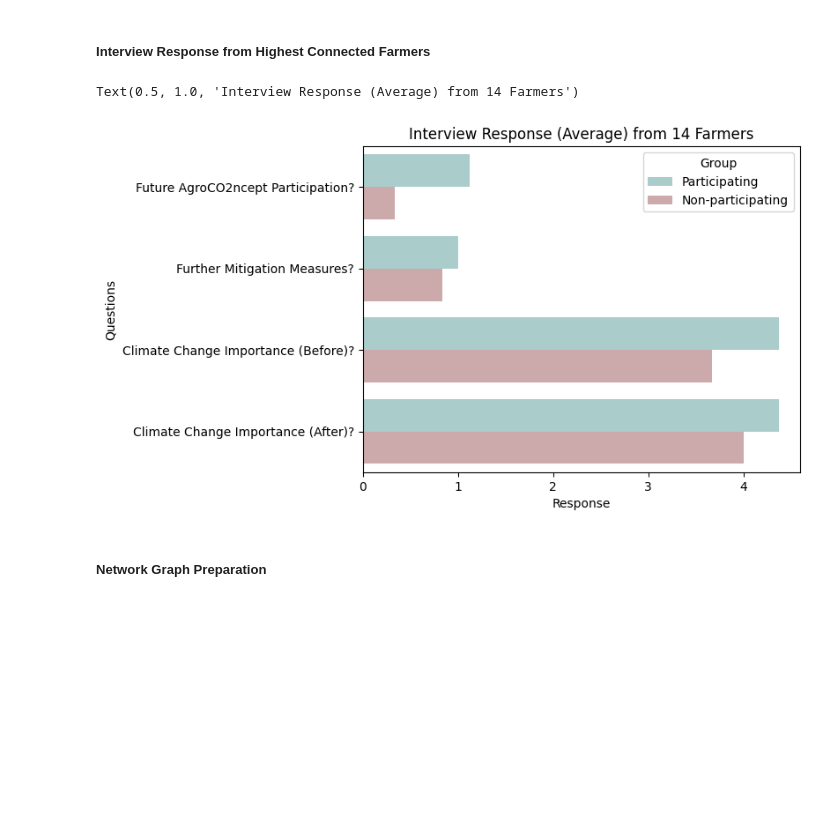
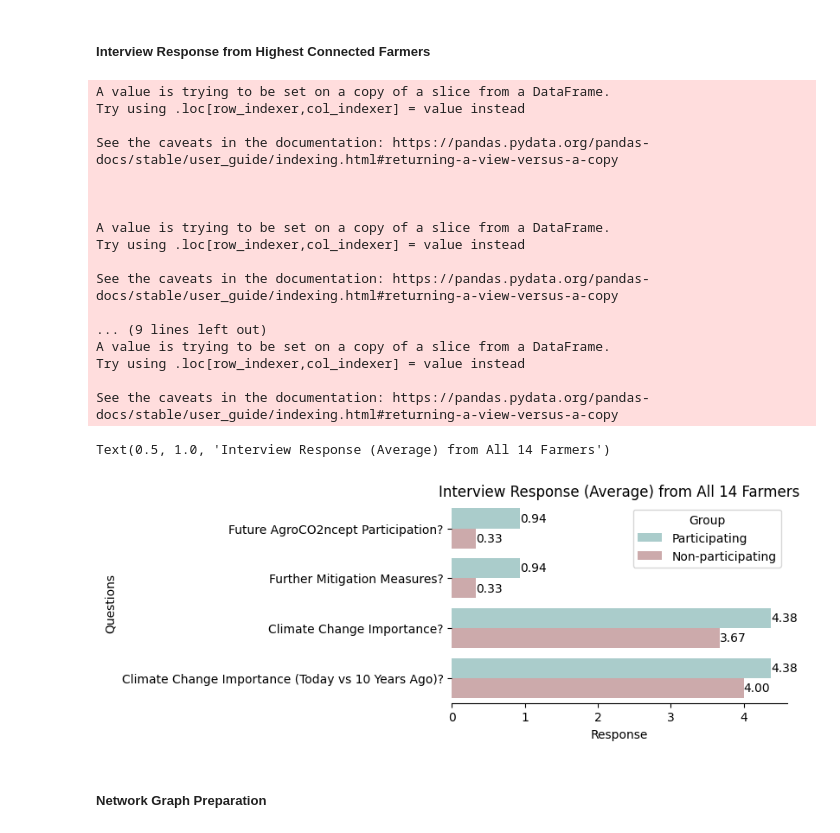
Before and after one commit to liugrac/climate_change_responses, a Jupyter notebook: Farmers Social Network.ipynb, the cells around one changed output. Saved outputs shown, nothing was run; the diff lists cells and outputs as text; code cells hidden in the pictures; blank space fills up the shorter version.

```diff
--- a/Farmers Social Network.ipynb
+++ b/Farmers Social Network.ipynb
@@ -93,11 +95,13 @@ def int_data_cleaning(df, group):
     df.columns = df.columns.str.replace(r'_nonpart', '')
     df.columns = df.columns.str.replace(r'consider_', '')
     df.columns = df.columns.str.replace(r'_again', '')
+    df['part'] = np.where(df['part'] == 2, 0.5, df['part'])
+    df['furt_reduc'] = np.where(df['furt_reduc'] == 2, 0.5, df['part'])
     df1 = df[['part','furt_reduc','CC_import','CC_import_change']].rename(
         columns = {'part':'Future AgroCO2ncept Participation?',
         'furt_reduc':'Further Mitigation Measures?',
-        'CC_import':'Climate Change Importance (Before)?',
-        'CC_import_change':'Climate Change Importance (After)?'})
+        'CC_import':'Climate Change Importance?',
+        'CC_import_change':'Climate Change Importance (Today vs 10 Years Ago)?'})
     df2 = df1.mean()
     df2 = pd.DataFrame(df2).reset_index().rename(
         columns = {'index':'Questions', 0: 'Response'})
@@ -109,8 +113,13 @@ all_non_int_stats_df = int_data_cleaning(att_non_int_df,'Non-participating')
 
 all_int_response = pd.concat([all_part_int_stats_df, all_non_int_stats_df])
 
+fig, ax = plt.subplots(figsize=(5, 3))
+
 part_colors = ['#a4d2d0','#d2a4a6']
-sns.set_palette(sns.color_palette(part_colors))
-sns.barplot(data=all_int_response, x="Response", y="Questions", hue="Group"
-).set_title(f'Interview Response (Average) from {len(att_part_int_df) + len(att_non_int_df)} Farmers')
+ax = sns.set_palette(sns.color_palette(part_colors))
+ax = sns.barplot(data=all_int_response, x="Response", y="Questions", hue="Group")
+for container in ax.containers:
+    ax.bar_label(container, fmt='%.2f')
+sns.despine(bottom = False, left = True)
+ax.set_title(f'Interview Response (Average) from All {len(att_part_int_df) + len(att_non_int_df)} Farmers')
 # %% [output]
@@ -141,18 +150,19 @@ part_others_G = nx.from_pandas_edgelist(part_others_df, 'sender_id', 'receiver_i
 non_part_G = nx.from_pandas_edgelist(non_part_df, 'sender_id', 'receiver_id', edge_attr=['frequency','trust'])
 non_all_G = nx.from_pandas_edgelist(non_all_df, 'sender_id', 'receiver_id', edge_attr=['frequency','trust'])
 
-def stats(networkx_G):
+def stats(networkx_G, name):
     bc = nx.betweenness_centrality(networkx_G)
     cc = nx.closeness_centrality(networkx_G)
     dc = nx.degree_centrality(networkx_G)
     df1 = pd.DataFrame([bc, cc, dc], index = ['Betweenness','Closeness','Degree']).transpose()
     df2 = df1.sort_values(by=["Degree","Closeness","Betweenness"],ascending=[False,False,False])
+    df2.index.names = [name]
     return df2
 
-part_part_stats = stats(part_part_G)
-part_others_stats = stats(part_others_G)
-non_part_stats = stats(non_part_G)
-non_all_stats = stats(non_all_G)
+part_part_stats = stats(part_part_G, 'All Part Farmers')
+part_others_stats = stats(part_others_G, 'Part Farmers with Others')
+non_part_stats = stats(non_part_G,'Non-part with Part Farmers')
+non_all_stats = stats(non_all_G,'Non-part with All')
 
 n = 8
 print(f"Top {n} Highest Connectivity amongst Participating Farmers:", part_part_stats[:n].index.to_list())
@@ -169,24 +205,45 @@ Top 8 Highest Connectivity Non-participating Farmers with All: [79, 76, 78, 60,
 # %%
 # Interview response from these top connected farmers
 
 # Part farmers
-top_att_part_int_df = att_part_int_df[att_part_int_df['ego_id'].isin(part_part_stats[:n].index)]
+top_att_part_int_df = att_part_int_df.loc[att_part_int_df['ego_id'].isin(part_part_stats[:n].index),:]
 
 # Non-part farmers
-top_att_non_int_df = att_non_int_df[att_non_int_df['ego_id'].isin(non_part_stats[:n].index)]
+top_att_non_int_df = att_non_int_df.loc[att_non_int_df['ego_id'].isin(non_part_stats[:n].index),:]
 
 top_part_int_df = int_data_cleaning(top_att_part_int_df, 'Participating')
 top_non_int_df = int_data_cleaning(top_att_non_int_df,'Non-participating')
 
 top_int_response = pd.concat([top_part_int_df, top_non_int_df])
 
+fig, ax = plt.subplots(figsize=(5, 3))
 part_colors = ['#a4d2d0','#d2a4a6']
-sns.set_palette(sns.color_palette(part_colors))
-sns.barplot(data=top_int_response, x="Response", y="Questions", hue="Group"
-).set_title(f'Interview Response (Average) from {len(top_att_part_int_df) + len(top_att_non_int_df)} Farmers')
+ax = sns.set_palette(sns.color_palette(part_colors))
+ax = sns.barplot(data=top_int_response, x="Response", y="Questions", hue="Group")
+for container in ax.containers:
+    ax.bar_label(container, fmt='%.2f')
+sns.despine(bottom = False, left = True)
+ax.set_title(f'Interview Response (Average) from All {len(top_att_part_int_df) + len(top_att_non_int_df)} Farmers')
 # %% [output]
-Text(0.5, 1.0, 'Interview Response (Average) from 14 Farmers')
+A value is trying to be set on a copy of a slice from a DataFrame.
+Try using .loc[row_indexer,col_indexer] = value instead
+
+See the caveats in the documentation: https://pandas.pydata.org/pandas-docs/stable/user_guide/indexing.html#returning-a-view-versus-a-copy
+
+
+
+A value is trying to be set on a copy of a slice from a DataFrame.
+Try using .loc[row_indexer,col_indexer] = value instead
+
+See the caveats in the documentation: https://pandas.pydata.org/pandas-docs/stable/user_guide/indexing.html#returning-a-view-versus-a-copy
+
+... (9 lines left out)
+A value is trying to be set on a copy of a slice from a DataFrame.
+Try using .loc[row_indexer,col_indexer] = value instead
+
+See the caveats in the documentation: https://pandas.pydata.org/pandas-docs/stable/user_guide/indexing.html#returning-a-view-versus-a-copy
+Text(0.5, 1.0, 'Interview Response (Average) from All 14 Farmers')
-[figure, old version]
+[figure, new version]
 # %% [markdown]
 ##### Network Graph Preparation
 # %%
```
Also changed, not shown: parts of 4 cells of this notebook.
